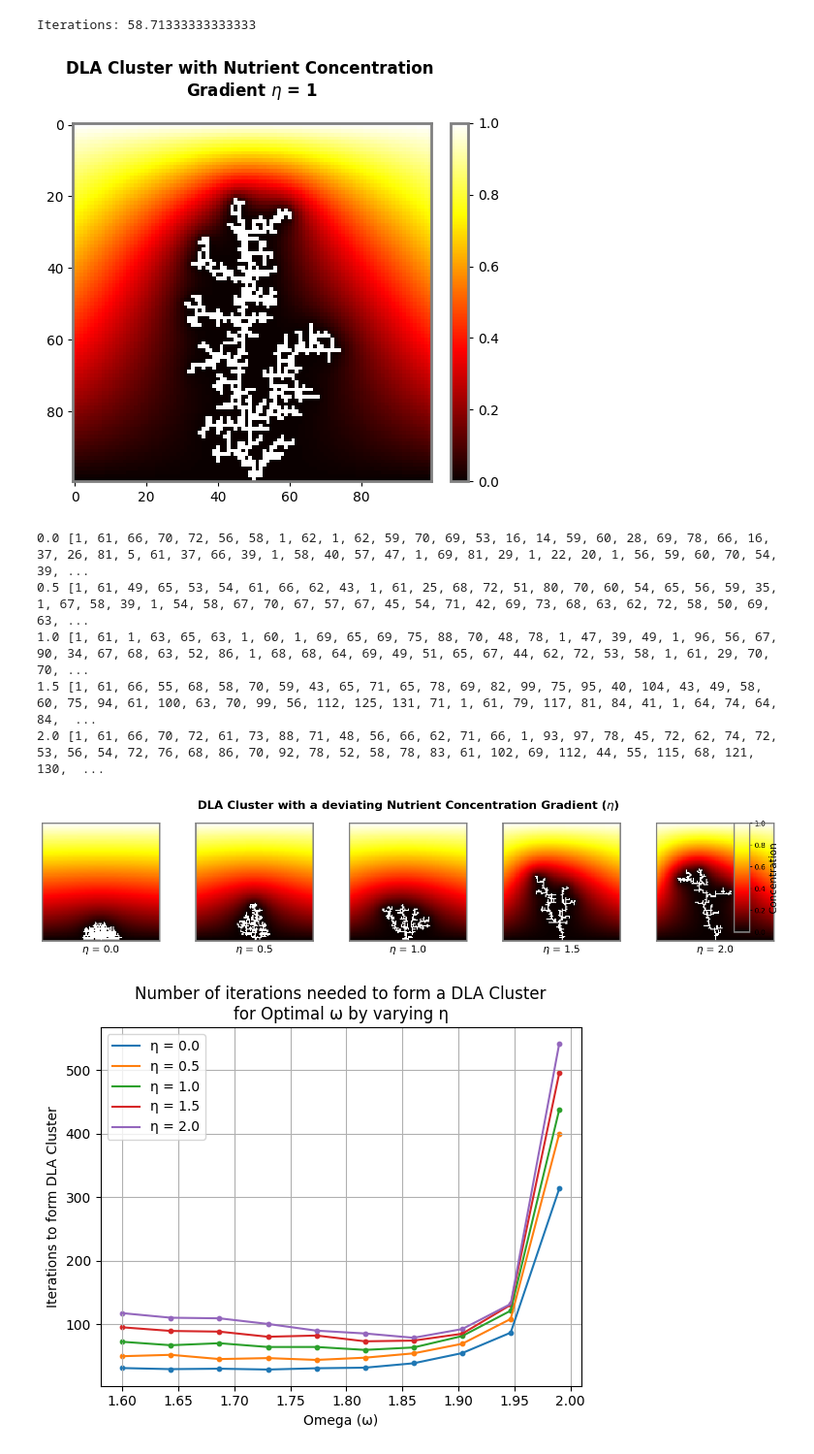
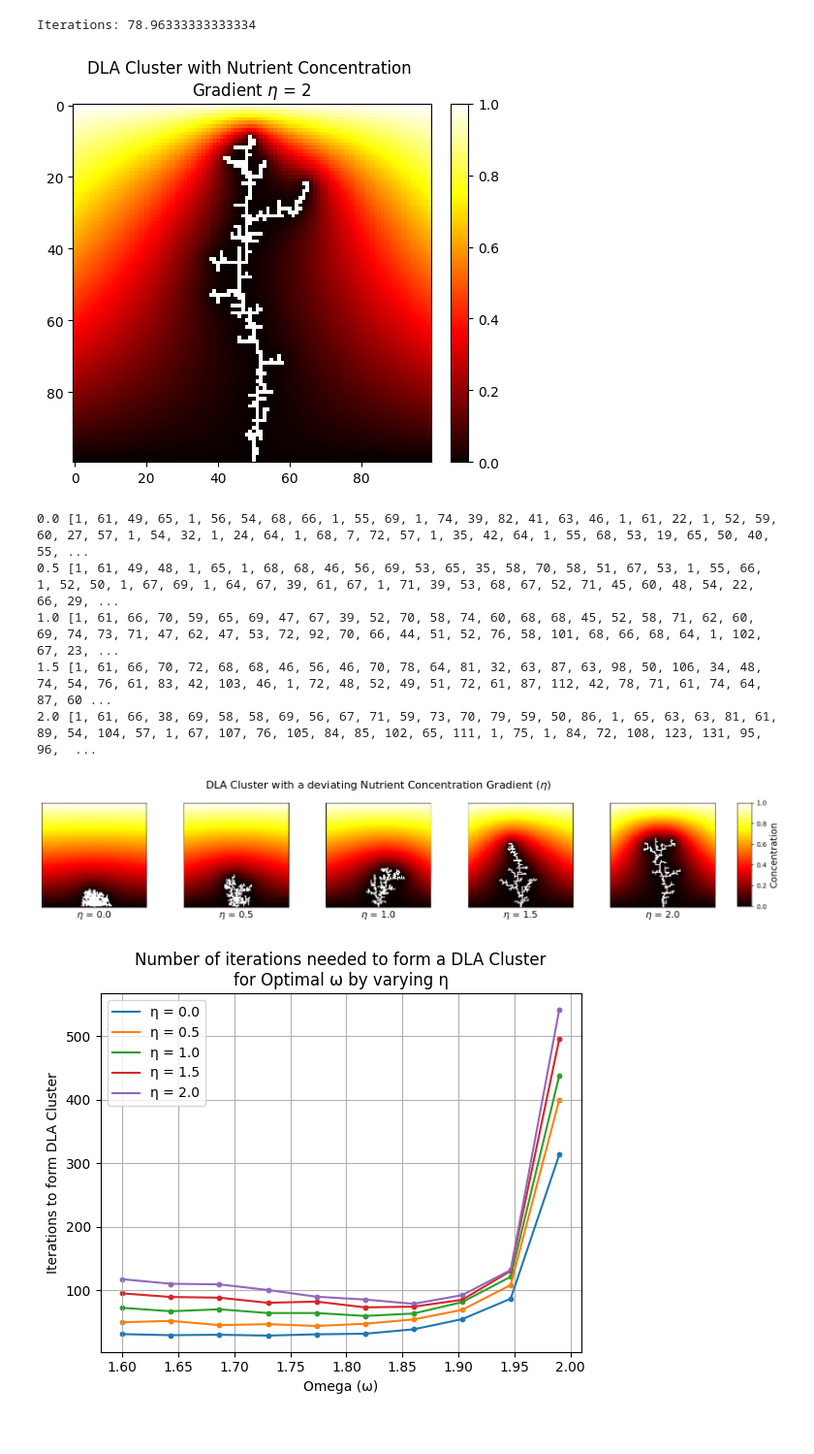
Before and after one commit to koenweverink/ScientificComputing, a Jupyter notebook: Set2.ipynb, the cells around one changed output. Shown at 97% size. Cells and saved outputs as stored; diff of their text form; code cells hidden in the pictures.

```diff
--- a/Set2.ipynb
+++ b/Set2.ipynb
@@ -85,10 +85,10 @@ def sim(domain, concentration, omega, iterations, eta, epsilon):
 # %%
 size = 100  # Size of the domain
 seed_position = (size - 1, size // 2)  # Seed at the bottom center
-iterations = 750  # Number of growth steps
+iterations = 300  # Number of growth steps
 omega = 1.85  # Over-relaxation parameter
 epsilon = 1e-5  # epsilon for SOR convergence
-eta = 1  # Shape parameter
+eta = 2  # Shape parameter
 
 # Initialize domain
 domain = np.zeros((size, size), dtype=np.float32)  # Ensure dtype is specified
@@ -101,7 +101,7 @@ concentration = np.tile(concentration, (1, size))  # Extend the gradient horizon
 domain, concentration, iter_count = sim(domain, concentration, omega, iterations, eta, epsilon)
 print(f"Iterations: {np.mean(iter_count)}")
 # %% [output]
-Iterations: 58.71333333333333
+Iterations: 78.96333333333334
 # %%
 fig, ax = plt.subplots()
 cmap = ax.imshow(concentration, cmap='hot', interpolation='nearest')
@@ -111,7 +111,7 @@ ax.imshow(cluster_overlay, cmap='Greys', interpolation='nearest')
 ax.set_title(f'DLA Cluster with Nutrient Concentration \nGradient $\eta$ = {eta}')
 plt.show()
 # %% [output]
-[figure, old version]
+[figure, new version]
 # %%
 eta_list = np.linspace(0, 2, 5)
 
@@ -124,42 +124,42 @@ for i, eta in enumerate(eta_list):
     seed_position = (size - 1, size // 2)  # Seed at the bottom center
     iterations = 300  # Number of growth steps
     omega = 1.85  # Over-relaxation parameter
     epsilon = 1e-5  # epsilon for SOR convergence
 
     # Initialize domain
     domain = np.zeros((size, size))
     domain[seed_position] = 1  # Place the initial seed
 
     # Initialize the nutrient concentration grid with highest concentration at the top
     concentration = np.linspace(1, 0, size).reshape(-1, 1)  # Gradient from top (1) to bottom (0)
     concentration = np.tile(concentration, (1, size))  # Extend the gradient horizontally
 
     ax = axes[i]
     domain, concentration, count = sim(domain, concentration, omega, iterations, eta, epsilon)
     cmap = ax.imshow(concentration, cmap='hot', interpolation='nearest')
     cluster_overlay = np.ma.masked_where(domain == 0, domain)
-    im = ax.imshow(cluster_overlay, cmap = 'Greys', interpolation='nearest')
+    im = ax.imshow(cluster_overlay, cmap='Greys', interpolation='nearest')
     ax.set_xticks([])
     ax.set_yticks([])
     ax.set_xlabel(f"$\eta$ = {eta}", fontsize=14)
     print(eta, count)
 
 # Add colorbar
-cbar_ax = fig.add_axes([0.92, 0.15, 0.02, 0.7])  # [left, bottom, width, height]
+cbar_ax = fig.add_axes([1, 0.1, 0.02, 0.72])  # [left, bottom, width, height]
 cbar = fig.colorbar(cmap, cax=cbar_ax)
 cbar.set_label('Concentration', fontsize=14)
 
-axes[2].set_title(f'DLA Cluster with a deviating Nutrient Concentration Gradient ($\eta$)', fontsize=16, loc='center')
+fig.suptitle(f'DLA Cluster with a deviating Nutrient Concentration Gradient ($\eta$)', fontsize=16)
 
 plt.tight_layout()
 plt.show()
 # %% [output]
-0.0 [1, 61, 66, 70, 72, 56, 58, 1, 62, 1, 62, 59, 70, 69, 53, 16, 14, 59, 60, 28, 69, 78, 66, 16, 37, 26, 81, 5, 61, 37, 66, 39, 1, 58, 40, 57, 47, 1, 69, 81, 29, 1, 22, 20, 1, 56, 59, 60, 70, 54, 39, ...
-0.5 [1, 61, 49, 65, 53, 54, 61, 66, 62, 43, 1, 61, 25, 68, 72, 51, 80, 70, 60, 54, 65, 56, 59, 35, 1, 67, 58, 39, 1, 54, 58, 67, 70, 67, 57, 67, 45, 54, 71, 42, 69, 73, 68, 63, 62, 72, 58, 50, 69, 63, ...
-1.0 [1, 61, 1, 63, 65, 63, 1, 60, 1, 69, 65, 69, 75, 88, 70, 48, 78, 1, 47, 39, 49, 1, 96, 56, 67, 90, 34, 67, 68, 63, 52, 86, 1, 68, 68, 64, 69, 49, 51, 65, 67, 44, 62, 72, 53, 58, 1, 61, 29, 70, 70, ...
-1.5 [1, 61, 66, 55, 68, 58, 70, 59, 43, 65, 71, 65, 78, 69, 82, 99, 75, 95, 40, 104, 43, 49, 58, 60, 75, 94, 61, 100, 63, 70, 99, 56, 112, 125, 131, 71, 1, 61, 79, 117, 81, 84, 41, 1, 64, 74, 64, 84,  ...
-2.0 [1, 61, 66, 70, 72, 61, 73, 88, 71, 48, 56, 66, 62, 71, 66, 1, 93, 97, 78, 45, 72, 62, 74, 72, 53, 56, 54, 72, 76, 68, 86, 70, 92, 78, 52, 58, 78, 83, 61, 102, 69, 112, 44, 55, 115, 68, 121, 130,  ...
+0.0 [1, 61, 49, 65, 1, 56, 54, 68, 66, 1, 55, 69, 1, 74, 39, 82, 41, 63, 46, 1, 61, 22, 1, 52, 59, 60, 27, 57, 1, 54, 32, 1, 24, 64, 1, 68, 7, 72, 57, 1, 35, 42, 64, 1, 55, 68, 53, 19, 65, 50, 40, 55, ...
+0.5 [1, 61, 49, 48, 1, 65, 1, 68, 68, 46, 56, 69, 53, 65, 35, 58, 70, 58, 51, 67, 53, 1, 55, 66, 1, 52, 50, 1, 67, 69, 1, 64, 67, 39, 61, 67, 1, 71, 39, 53, 68, 67, 52, 71, 45, 60, 48, 54, 22, 66, 29, ...
+1.0 [1, 61, 66, 70, 59, 65, 69, 47, 67, 39, 52, 70, 58, 74, 60, 68, 68, 45, 52, 58, 71, 62, 60, 69, 74, 73, 71, 47, 62, 47, 53, 72, 92, 70, 66, 44, 51, 52, 76, 58, 101, 68, 66, 68, 64, 1, 102, 67, 23, ...
+1.5 [1, 61, 66, 70, 72, 68, 68, 46, 56, 46, 70, 78, 64, 81, 32, 63, 87, 63, 98, 50, 106, 34, 48, 74, 54, 76, 61, 83, 42, 103, 46, 1, 72, 48, 52, 49, 51, 72, 61, 87, 112, 42, 78, 71, 61, 74, 64, 87, 60 ...
+2.0 [1, 61, 66, 38, 69, 58, 58, 69, 56, 67, 71, 59, 73, 70, 79, 59, 50, 86, 1, 65, 63, 63, 81, 61, 89, 54, 104, 57, 1, 67, 107, 76, 105, 84, 85, 102, 65, 111, 1, 75, 1, 84, 72, 108, 123, 131, 95, 96,  ...
-[figure, old version]
+[figure, new version]
 # %%
 eta_list = np.linspace(0, 2, 5)
 omega_list = np.linspace(1.6, 1.99, 10)
```
Also changed, not shown: parts of 3 cells of this notebook.
